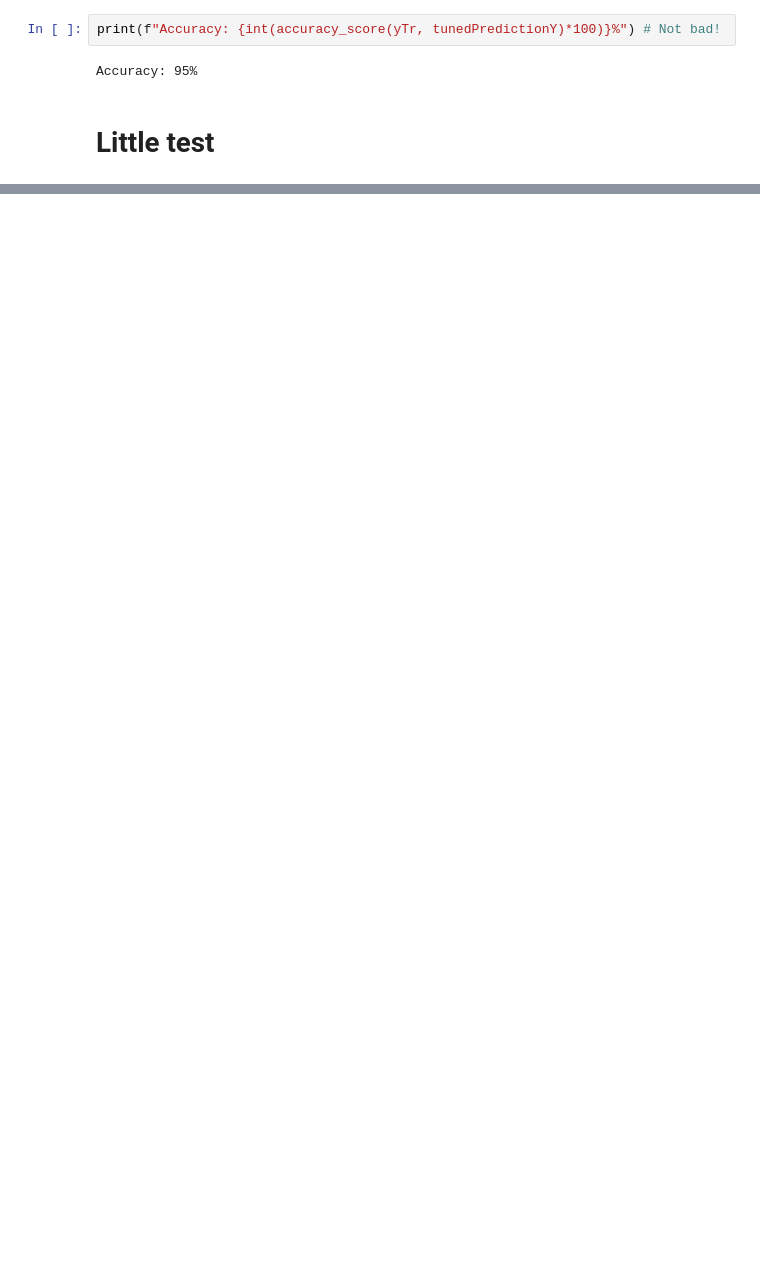
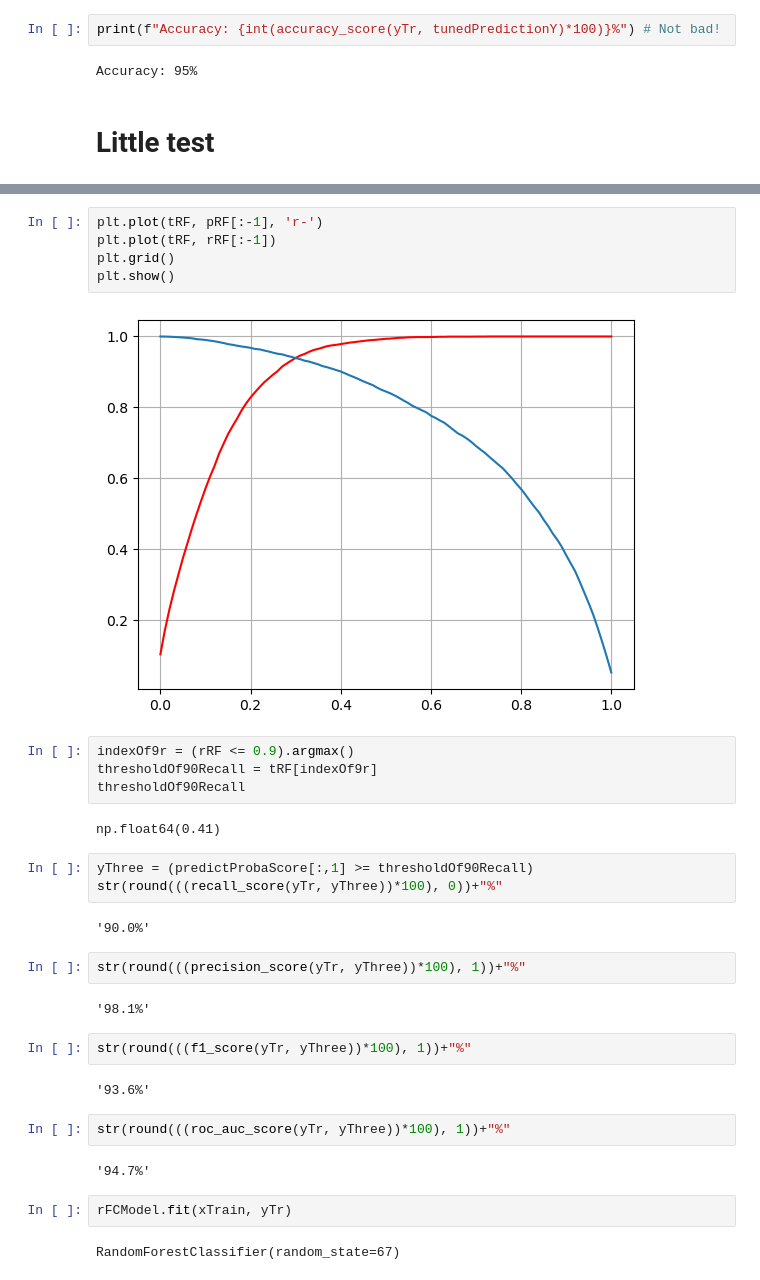
Before and after one commit to m-mhe/ml_practice, a Jupyter notebook: NumberClassification/practice.ipynb, the cells around one changed output, grey strips where cells are left out. Drawn from its saved outputs; the diff is of its cells as text; blank space fills up the shorter version.

```diff
--- a/NumberClassification/practice.ipynb
+++ b/NumberClassification/practice.ipynb
@@ -243,0 +267,34 @@ False
+# %%
+plt.plot(tRF, pRF[:-1], 'r-')
+plt.plot(tRF, rRF[:-1])
+plt.grid()
+plt.show()
+# %% [output]
+[figure, added]
+# %%
+indexOf9r = (rRF <= 0.9).argmax()
+thresholdOf90Recall = tRF[indexOf9r]
+thresholdOf90Recall
+# %% [output]
+np.float64(0.41)
+# %%
+yThree = (predictProbaScore[:,1] >= thresholdOf90Recall)
+str(round(((recall_score(yTr, yThree))*100), 0))+"%"
+# %% [output]
+'90.0%'
+# %%
+str(round(((precision_score(yTr, yThree))*100), 1))+"%"
+# %% [output]
+'98.1%'
+# %%
+str(round(((f1_score(yTr, yThree))*100), 1))+"%"
+# %% [output]
+'93.6%'
+# %%
+str(round(((roc_auc_score(yTr, yThree))*100), 1))+"%"
+# %% [output]
+'94.7%'
+# %%
+rFCModel.fit(xTrain, yTr)
+# %% [output]
+RandomForestClassifier(random_state=67)
```
Also changed, not shown: parts of 9 cells of this notebook.
